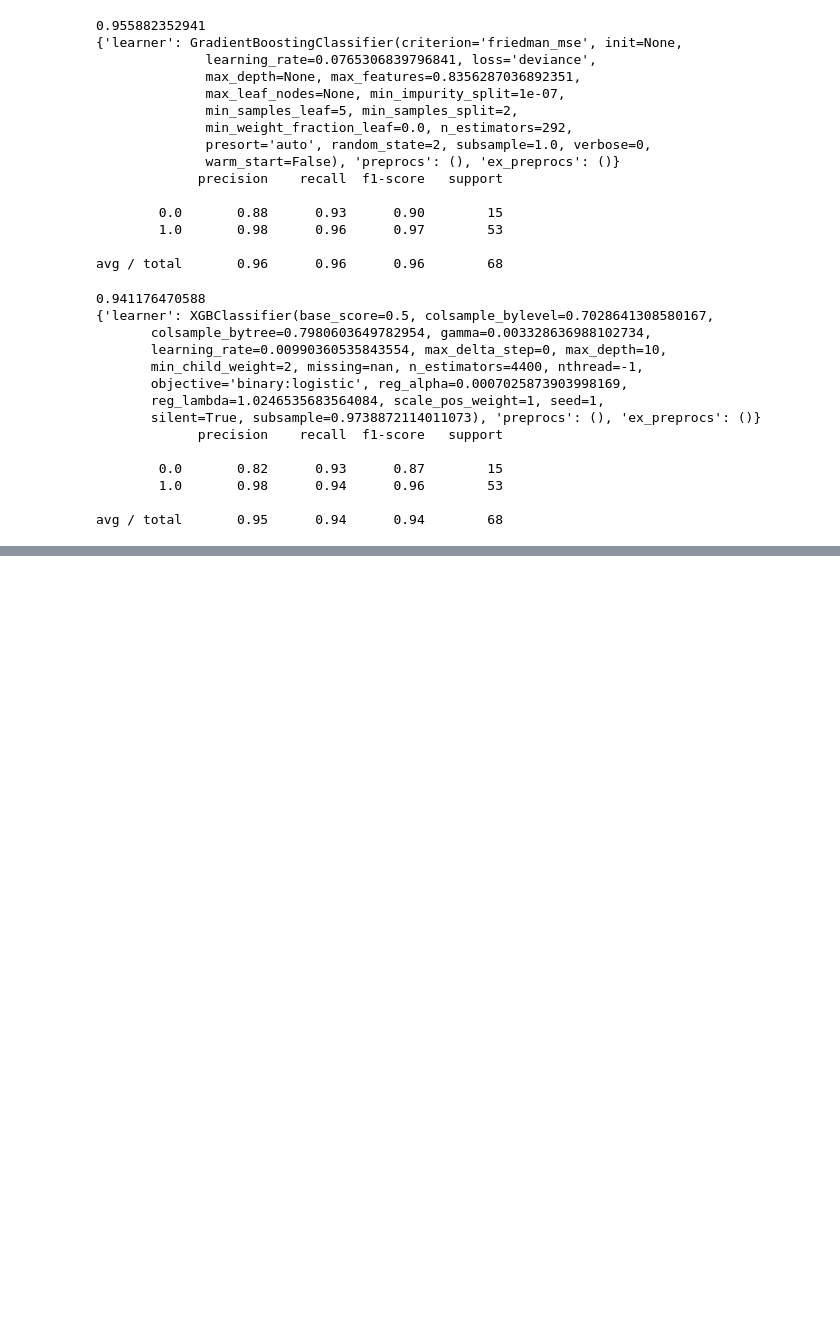
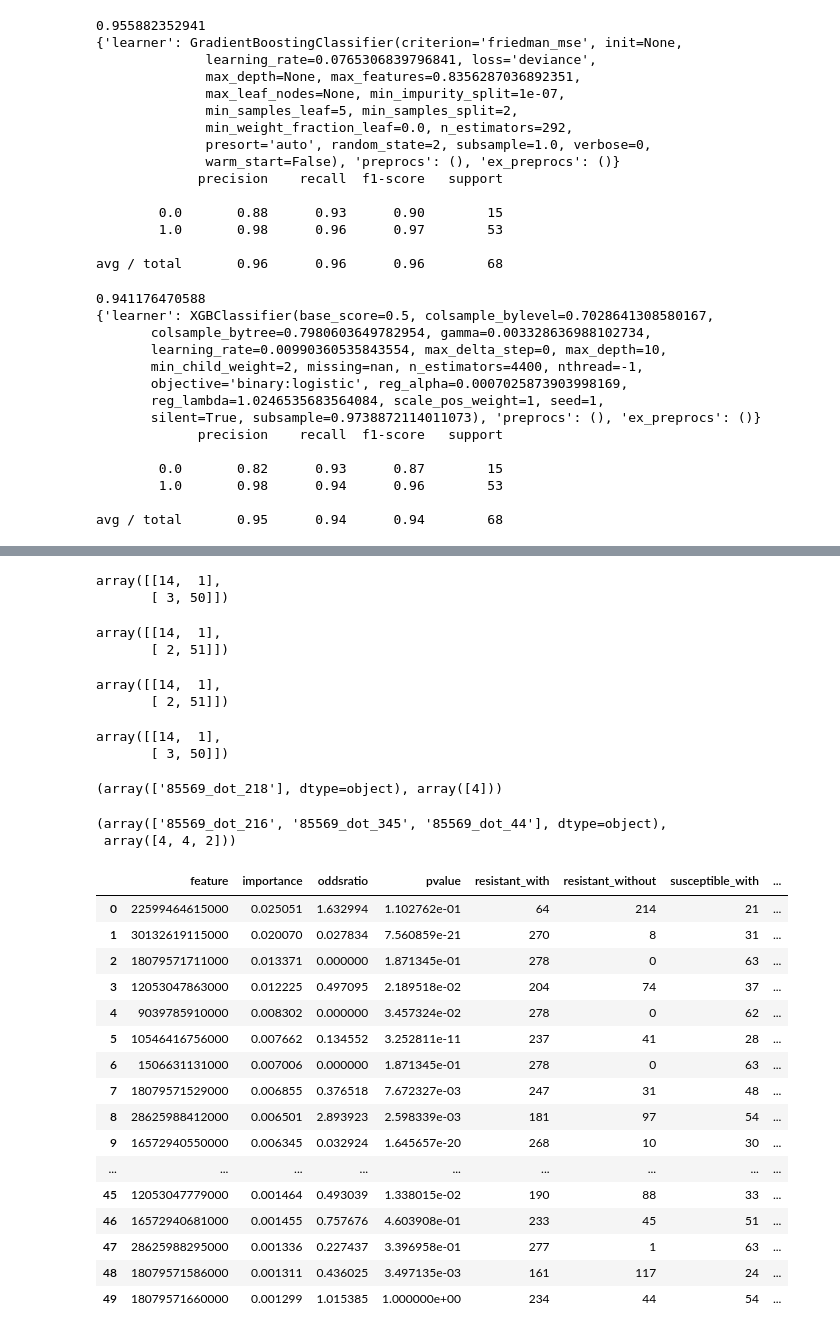
Before and after one commit to mwhitesi/pangamr, a Jupyter notebook: jupyter/pangenome_hyperopt.ipynb, the cells around one changed output, grey strips where cells are left out. Saved outputs shown, nothing was run; the diff lists cells and outputs as text; code cells hidden in the pictures; blank space fills up the shorter version.

Commit message:
ADD: enumerate features that result in false predictions

```diff
--- a/jupyter/pangenome_hyperopt.ipynb
+++ b/jupyter/pangenome_hyperopt.ipynb
@@ -141,0 +169,63 @@ avg / total       0.95      0.94      0.94        68
+# %%
+# Identify problematic features that result in FP/FN
+test_genomes = genome_list[ indices[-test_size:] ]
+xbpred = xbc.predict( X_test.toarray() )
+xbfp = test_genomes[(y_test != xbpred) & (y_test == 0)]
+xbfn = test_genomes[(y_test != xbpred) & (y_test == 1)]
+confusion_matrix(y_test, xbpred)
+# %% [output]
+array([[14,  1],
+       [ 3, 50]])
+# %%
+gbpred = gbc.predict( X_test.toarray() )
+gbfp = test_genomes[(y_test != gbpred) & (y_test == 0)]
+gbfn = test_genomes[(y_test != gbpred) & (y_test == 1)]
+confusion_matrix(y_test, gbpred)
+# %% [output]
+array([[14,  1],
+       [ 2, 51]])
+# %%
+etpred = etc.predict( X_test.toarray() )
+etfp = test_genomes[(y_test != etpred) & (y_test == 0)]
+etfn = test_genomes[(y_test != etpred) & (y_test == 1)]
+confusion_matrix(y_test, etpred)
+# %% [output]
+array([[14,  1],
+       [ 2, 51]])
+# %%
+rfpred = rfc.predict( X_test.toarray() )
+rffp = test_genomes[(y_test != rfpred) & (y_test == 0)]
+rffn = test_genomes[(y_test != rfpred) & (y_test == 1)]
+confusion_matrix(y_test, rfpred)
+# %% [output]
+array([[14,  1],
+       [ 3, 50]])
+# %%
+np.unique(np.concatenate((rffp,etfp,xbfp,gbfp)),return_counts=True)
+# %% [output]
+(array(['85569_dot_218'], dtype=object), array([4]))
+# %%
+np.unique(np.concatenate((rffn,etfn,xbfn,gbfn)),return_counts=True)
+# %% [output]
+(array(['85569_dot_216', '85569_dot_345', '85569_dot_44'], dtype=object),
+ array([4, 4, 2]))
+# %%
+classify.bad_features('85569_dot_218', importances['randomforest'], X, y, locus_list, genome_list)
+# %% [output]
+|  | feature | importance | oddsratio | pvalue | resistant_with | resistant_without | susceptible_with | ... |
+| 0 | 22599464615000 | 0.025051 | 1.632994 | 1.102762e-01 | 64 | 214 | 21 | ... |
+| 1 | 30132619115000 | 0.020070 | 0.027834 | 7.560859e-21 | 270 | 8 | 31 | ... |
+| 2 | 18079571711000 | 0.013371 | 0.000000 | 1.871345e-01 | 278 | 0 | 63 | ... |
+| 3 | 12053047863000 | 0.012225 | 0.497095 | 2.189518e-02 | 204 | 74 | 37 | ... |
+| 4 | 9039785910000 | 0.008302 | 0.000000 | 3.457324e-02 | 278 | 0 | 62 | ... |
+| 5 | 10546416756000 | 0.007662 | 0.134552 | 3.252811e-11 | 237 | 41 | 28 | ... |
+| 6 | 1506631131000 | 0.007006 | 0.000000 | 1.871345e-01 | 278 | 0 | 63 | ... |
+| 7 | 18079571529000 | 0.006855 | 0.376518 | 7.672327e-03 | 247 | 31 | 48 | ... |
+| 8 | 28625988412000 | 0.006501 | 2.893923 | 2.598339e-03 | 181 | 97 | 54 | ... |
+| 9 | 16572940550000 | 0.006345 | 0.032924 | 1.645657e-20 | 268 | 10 | 30 | ... |
+| ... | ... | ... | ... | ... | ... | ... | ... | ... |
+| 45 | 12053047779000 | 0.001464 | 0.493039 | 1.338015e-02 | 190 | 88 | 33 | ... |
+| 46 | 16572940681000 | 0.001455 | 0.757676 | 4.603908e-01 | 233 | 45 | 51 | ... |
+| 47 | 28625988295000 | 0.001336 | 0.227437 | 3.396958e-01 | 277 | 1 | 63 | ... |
+| 48 | 18079571586000 | 0.001311 | 0.436025 | 3.497135e-03 | 161 | 117 | 24 | ... |
+| 49 | 18079571660000 | 0.001299 | 1.015385 | 1.000000e+00 | 234 | 44 | 54 | ... |
```
Also changed, not shown: parts of 10 cells of this notebook, 1 other file.
